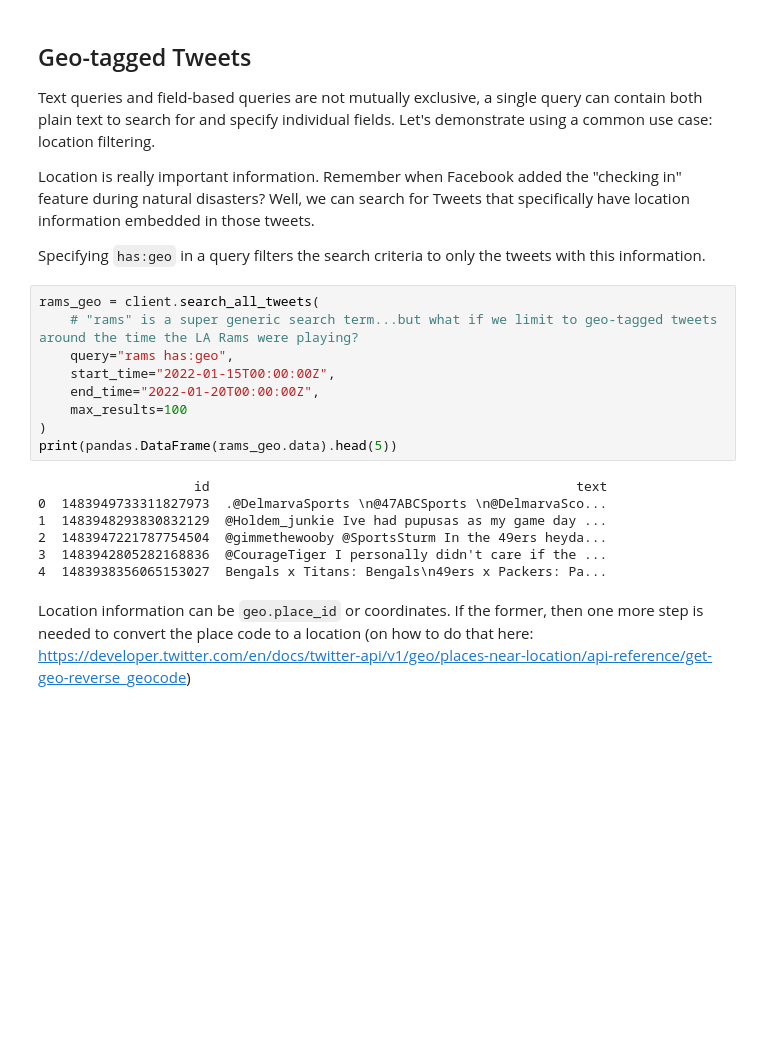
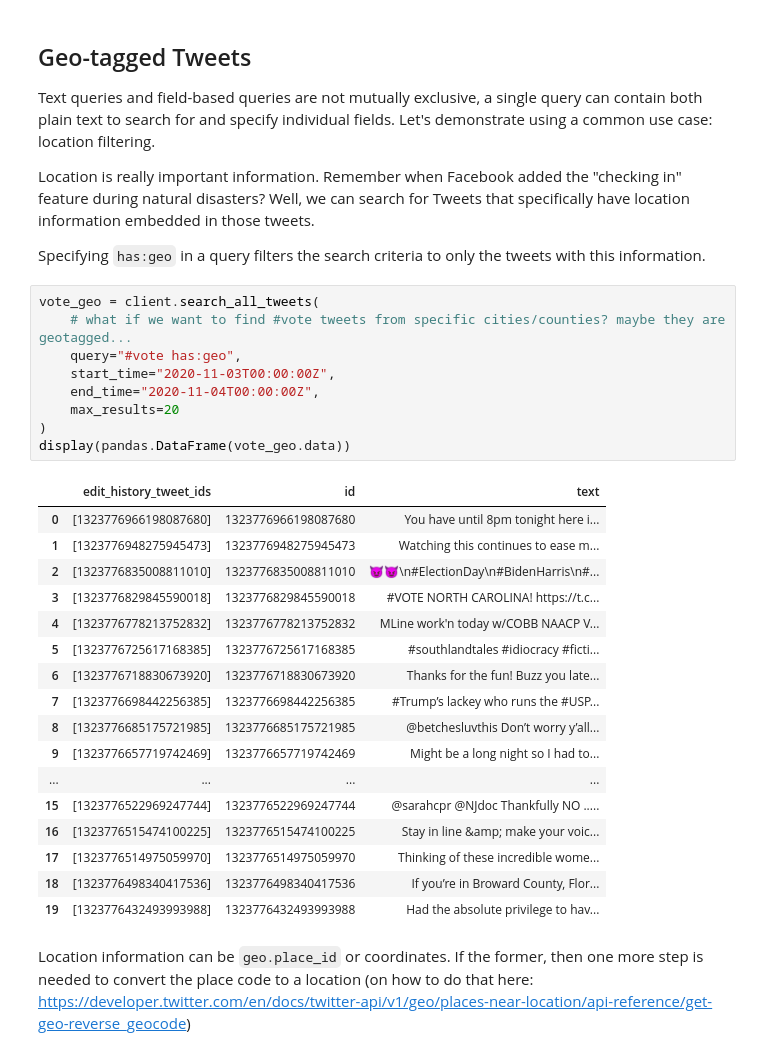
Before and after one commit to jpwchang/API-Workshop-Series, a Jupyter notebook: API-Workshop-Fall22/API_F22_PythonDemo.ipynb, the cells around one changed output. Drawn from its saved outputs; the diff is of its cells as text; blank space fills up the shorter version.

```diff
--- a/API-Workshop-Fall22/API_F22_PythonDemo.ipynb
+++ b/API-Workshop-Fall22/API_F22_PythonDemo.ipynb
@@ -237,22 +246,33 @@ Text queries and field-based queries are not mutually exclusive, a single query
 Location is really important information. Remember when Facebook added the "checking in" feature during natural disasters? Well, we can search for Tweets that specifically have location information embedded in those tweets.
 
 Specifying `has:geo` in a query filters the search criteria to only the tweets with this information.
-# %%
-rams_geo = client.search_all_tweets(
-    # "rams" is a super generic search term...but what if we limit to geo-tagged tweets around the time the LA Rams were playing?
-    query="rams has:geo",
-    start_time="2022-01-15T00:00:00Z",
-    end_time="2022-01-20T00:00:00Z",
-    max_results=100
-)
-print(pandas.DataFrame(rams_geo.data).head(5))
-# %% [output]
-                    id                                               text
-0  1483949733311827973  .@DelmarvaSports \n@47ABCSports \n@DelmarvaSco...
-1  1483948293830832129  @Holdem_junkie Ive had pupusas as my game day ...
-2  1483947221787754504  @gimmethewooby @SportsSturm In the 49ers heyda...
-3  1483942805282168836  @CourageTiger I personally didn't care if the ...
-4  1483938356065153027  Bengals x Titans: Bengals\n49ers x Packers: Pa...
+# %%
+vote_geo = client.search_all_tweets(
+    # what if we want to find #vote tweets from specific cities/counties? maybe they are geotagged...
+    query="#vote has:geo",
+    start_time="2020-11-03T00:00:00Z",
+    end_time="2020-11-04T00:00:00Z",
+    max_results=20
+)
+display(pandas.DataFrame(vote_geo.data))
+# %% [output]
+|  | edit_history_tweet_ids | id | text |
+| 0 | [1323776966198087680] | 1323776966198087680 | You have until 8pm tonight here i... |
+| 1 | [1323776948275945473] | 1323776948275945473 | Watching this continues to ease m... |
+| 2 | [1323776835008811010] | 1323776835008811010 | 😈😈\n#ElectionDay\n#BidenHarris\n#... |
+| 3 | [1323776829845590018] | 1323776829845590018 | #VOTE NORTH CAROLINA! https://t.c... |
+| 4 | [1323776778213752832] | 1323776778213752832 | MLine work'n today w/COBB NAACP V... |
+| 5 | [1323776725617168385] | 1323776725617168385 | #southlandtales #idiocracy #ficti... |
+| 6 | [1323776718830673920] | 1323776718830673920 | Thanks for the fun! Buzz you late... |
+| 7 | [1323776698442256385] | 1323776698442256385 | #Trump’s lackey who runs the #USP... |
+| 8 | [1323776685175721985] | 1323776685175721985 | @betchesluvthis Don’t worry y’all... |
+| 9 | [1323776657719742469] | 1323776657719742469 | Might be a long night so I had to... |
+| ... | ... | ... | ... |
+| 15 | [1323776522969247744] | 1323776522969247744 | @sarahcpr @NJdoc Thankfully NO ..... |
+| 16 | [1323776515474100225] | 1323776515474100225 | Stay in line &amp; make your voic... |
+| 17 | [1323776514975059970] | 1323776514975059970 | Thinking of these incredible wome... |
+| 18 | [1323776498340417536] | 1323776498340417536 | If you’re in Broward County, Flor... |
+| 19 | [1323776432493993988] | 1323776432493993988 | Had the absolute privilege to hav... |
 # %% [markdown]
 Location information can be `geo.place_id` or coordinates. If the former, then one more step is needed to convert the place code to a location (on how to do that here: https://developer.twitter.com/en/docs/twitter-api/v1/geo/places-near-location/api-reference/get-geo-reverse_geocode)
 # %% [markdown]
```
Also changed, not shown: parts of 15 cells of this notebook.
